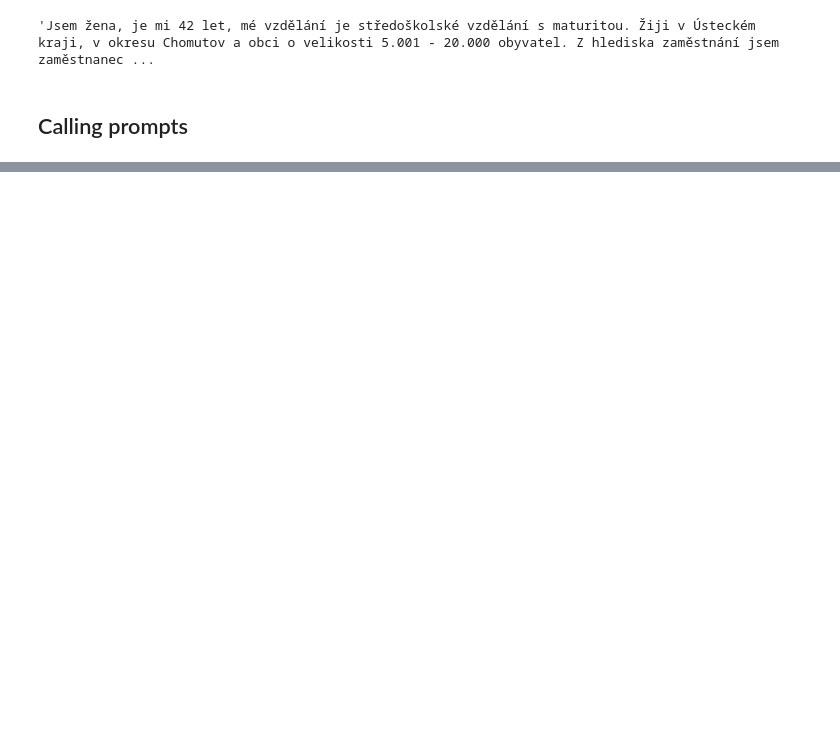
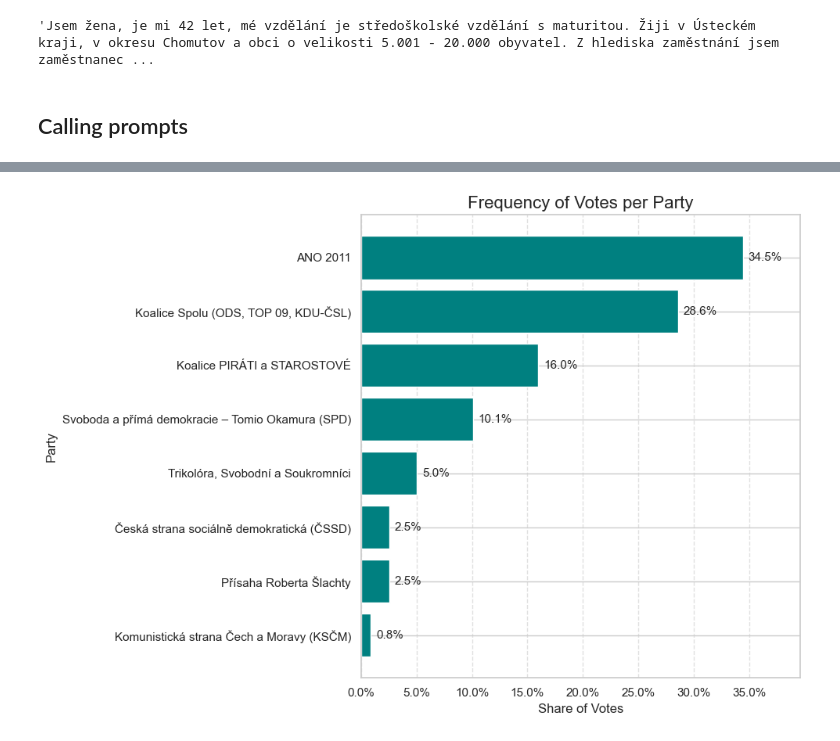
Before and after one commit to 11NIKTO11/Panel_LLM, a Jupyter notebook: SoD_data_processing.ipynb, the cells around one changed output, grey strips where cells are left out. Drawn from its saved outputs; the diff is of its cells as text; code cells hidden in the pictures; blank space fills up the shorter version.

```diff
--- a/SoD_data_processing.ipynb
+++ b/SoD_data_processing.ipynb
@@ -275,0 +560,4 @@ Jiná strana: 0.03
+# %%
+plot_party_frequencies([vote for vote in respondents["voted_party"].to_list() if not SoD_Utils.is_non_substantive_responses(vote) and not "Nebyl" in vote])
+# %% [output]
+[figure, added]
```
Also changed, not shown: parts of 21 cells of this notebook, 1 other file.
